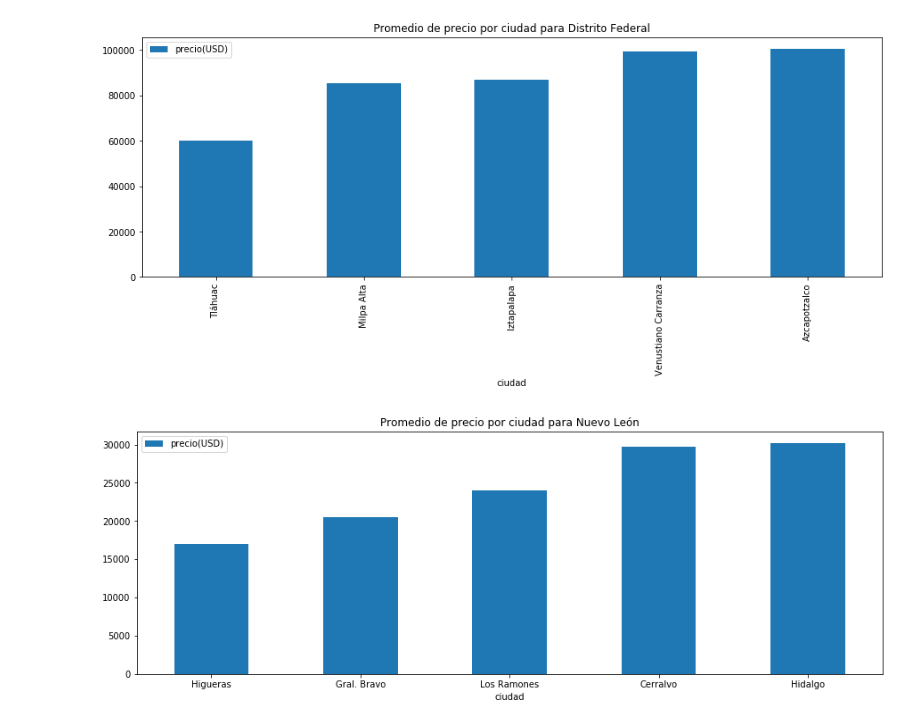
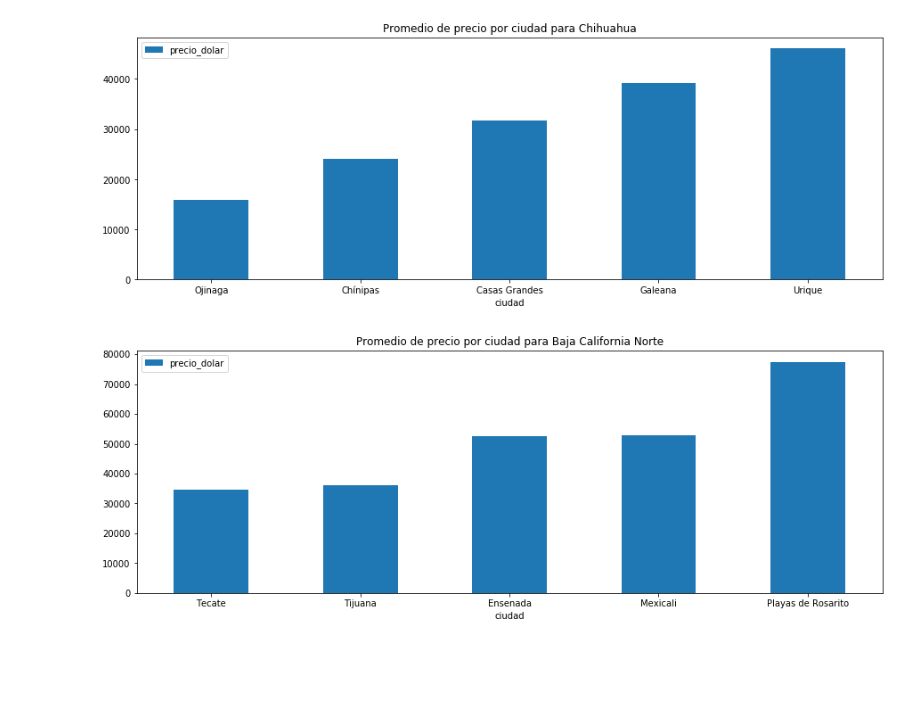
Before and after one commit to JuanCruzCastroLopez/tp1-zonajobs-analysis, a Jupyter notebook: zonajobs-analysis.ipynb, the cells around one changed output. Cells and saved outputs as stored; diff of their text form; code cells hidden in the pictures; blank space fills up the shorter version.

```diff
--- a/zonajobs-analysis.ipynb
+++ b/zonajobs-analysis.ipynb
@@ -14,6 +14,6 @@ VALOR_CAMBIO_A_DOLAR = 19.54
 # %%
 #Cargamos el dataframe
-propiedades = pd.read_csv('data/train.csv', parse_dates=['fecha'])
+propiedades = df = getNormalizedDataset()
 # %%
 propiedades.dtypes
 # %% [output]
@@ -36,6 +36,3 @@ precio                               float64
 dtype: object
-# %%
-#Agrego una columna con el precio de las propiedades en dolar.
-propiedades['precio(USD)'] = propiedades['precio'] / VALOR_CAMBIO_A_DOLAR
 # %%
 #Creo un nuevo dataframe que contengo solo la ciudad y el precio. Excluye los registros sin ciudad
@@ -51,8 +47,8 @@ precioPorProvinciaAsc.plot(kind='bar', figsize=(15, 5), rot=90,
 # %%
 def promedioPrecioPorCiudad(provincia):
-    ciudadesPorProvincia = propiedades.dropna(subset=['provincia'])[['provincia', 'ciudad', 'precio(USD)']]
+    ciudadesPorProvincia = propiedades[['provincia', 'ciudad', 'precio_dolar']]
     ciudadesPorProvincia = ciudadesPorProvincia[ciudadesPorProvincia['provincia'] == provincia]
 
-    ciudadesPorProvincia = ciudadesPorProvincia.groupby(['ciudad']).agg({'precio(USD)':'mean'})
-    ciudadesPorProvincia = ciudadesPorProvincia.sort_values(by=['precio(USD)'])
+    ciudadesPorProvincia = ciudadesPorProvincia.groupby(['ciudad']).agg({'precio_dolar':'mean'})
+    ciudadesPorProvincia = ciudadesPorProvincia.sort_values(by=['precio_dolar'])
     return ciudadesPorProvincia.head()
@@ -59,10 +61,10 @@ def promedioPrecioPorCiudad(provincia):
 # %%
-promedioPrecioPorCiudad('Distrito Federal').plot(kind='bar', figsize=(15, 5), rot=0,
-                                       title="Promedio de precio por ciudad para Distrito Federal");
+promedioPrecioPorCiudad('Chihuahua').plot(kind='bar', figsize=(15, 5), rot=0,
+                                       title="Promedio de precio por ciudad para Chihuahua");
 # %% [output]
-[figure, old version]
+[figure, new version]
 # %%
-promedioPrecioPorCiudad('Edo. de México').plot(kind='bar', figsize=(15, 5), rot=0,
-                                       title="Promedio de precio por ciudad para Edo. de México");
+promedioPrecioPorCiudad('Baja California Norte').plot(kind='bar', figsize=(15, 5), rot=0,
+                                       title="Promedio de precio por ciudad para Baja California Norte");
 # %% [output]
-[figure, old version]
+[figure, new version]
```
Also changed, not shown: parts of 16 cells of this notebook.
